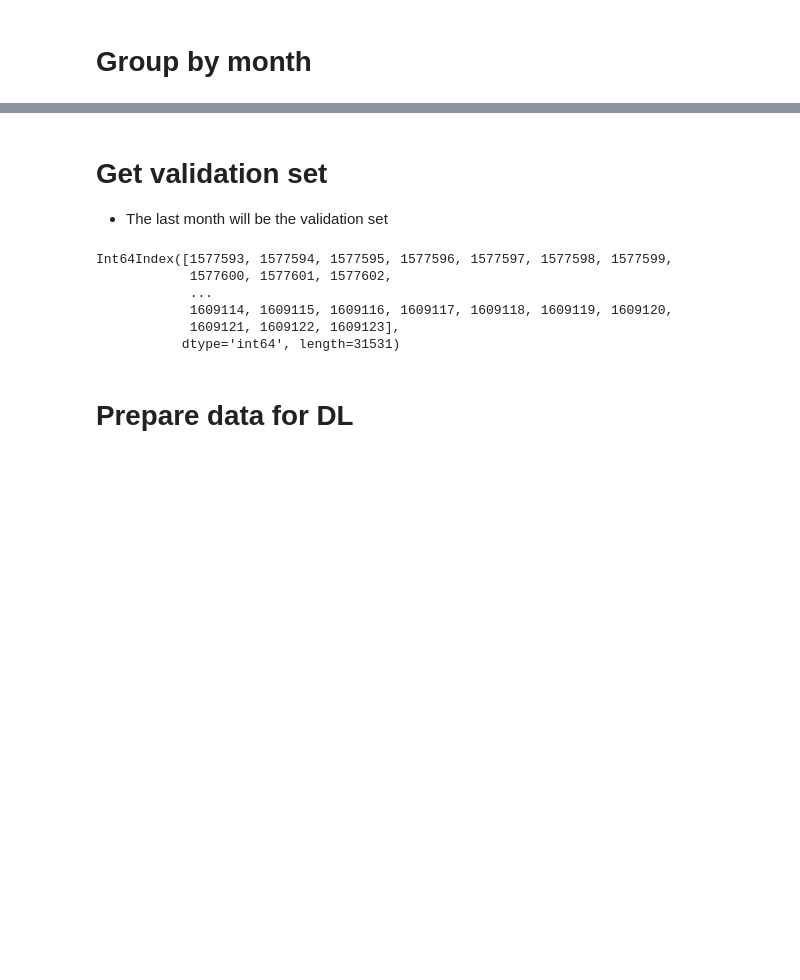
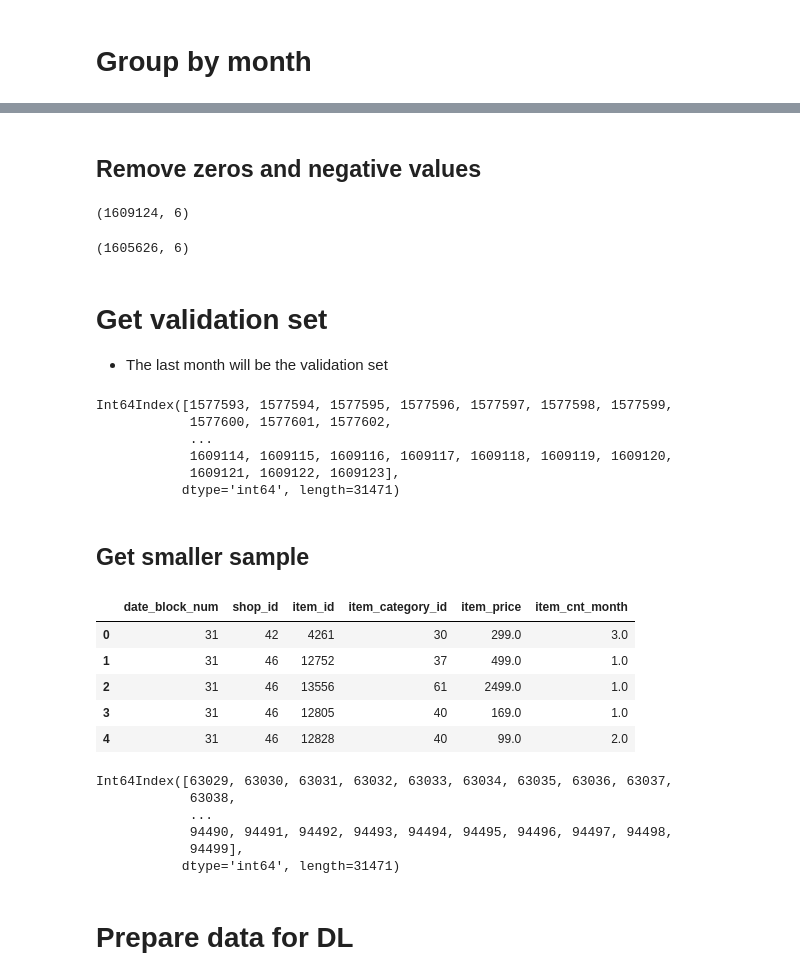
Before and after one commit to devarajanperumal/deeplearning, a Jupyter notebook: kaggle_russianstore.ipynb, the cells around one changed output, grey strips where cells are left out. Drawn from its saved outputs; the diff is of its cells as text; code cells hidden in the pictures; blank space fills up the shorter version.

```diff
--- a/kaggle_russianstore.ipynb
+++ b/kaggle_russianstore.ipynb
@@ -245,0 +132,2 @@ DataFrameSummary(traingroup).summary()
+# %%
+traingroup = pd.read_feather(f'{PATH}grouped')
@@ -246,8 +143,17 @@ DataFrameSummary(traingroup).summary()
+# %% [markdown]
+## Remove zeros and negative values
+# %%
+print(traingroup.shape)
+traingroup = traingroup[traingroup.item_cnt_month.values > 0]
+traingroup.shape
+# %% [output]
+(1609124, 6)
+(1605626, 6)
 # %% [markdown]
 # Get validation set
 - The last month will be the validation set
 # %%
-val_idx = traingroup[traingroup.date_block_num == 33].index
+val_idx = traingroup[traingroup.date_block_num.values == 33].index
 val_idx
 # %% [output]
 Int64Index([1577593, 1577594, 1577595, 1577596, 1577597, 1577598, 1577599,
@@ -255,4 +161,16 @@ Int64Index([1577593, 1577594, 1577595, 1577596, 1577597, 1577598, 1577599,
             ...
             1609114, 1609115, 1609116, 1609117, 1609118, 1609119, 1609120,
             1609121, 1609122, 1609123],
-           dtype='int64', length=31531)
+           dtype='int64', length=31471)
+# %% [markdown]
+## Get smaller sample
+# %%
+traingroup_sample = traingroup[(traingroup.date_block_num.values==31)| (traingroup.date_block_num.values==32)|(traingroup.date_block_num.values==33)].reset_index(drop=True).copy()
+traingroup_sample.head()
+# %% [output]
+|  | date_block_num | shop_id | item_id | item_category_id | item_price | item_cnt_month |
+| 0 | 31 | 42 | 4261 | 30 | 299.0 | 3.0 |
+| 1 | 31 | 46 | 12752 | 37 | 499.0 | 1.0 |
+| 2 | 31 | 46 | 13556 | 61 | 2499.0 | 1.0 |
+| 3 | 31 | 46 | 12805 | 40 | 169.0 | 1.0 |
+| 4 | 31 | 46 | 12828 | 40 | 99.0 | 2.0 |
@@ -259,3 +179,12 @@ Int64Index([1577593, 1577594, 1577595, 1577596, 1577597, 1577598, 1577599,
+# %%
+val_idx_samp
+# %% [output]
+Int64Index([63029, 63030, 63031, 63032, 63033, 63034, 63035, 63036, 63037,
+            63038,
+            ...
+            94490, 94491, 94492, 94493, 94494, 94495, 94496, 94497, 94498,
+            94499],
+           dtype='int64', length=31471)
 # %% [markdown]
 # Prepare data for DL
 # %%
```
Also changed, not shown: parts of 21 cells of this notebook, 1 other file.
